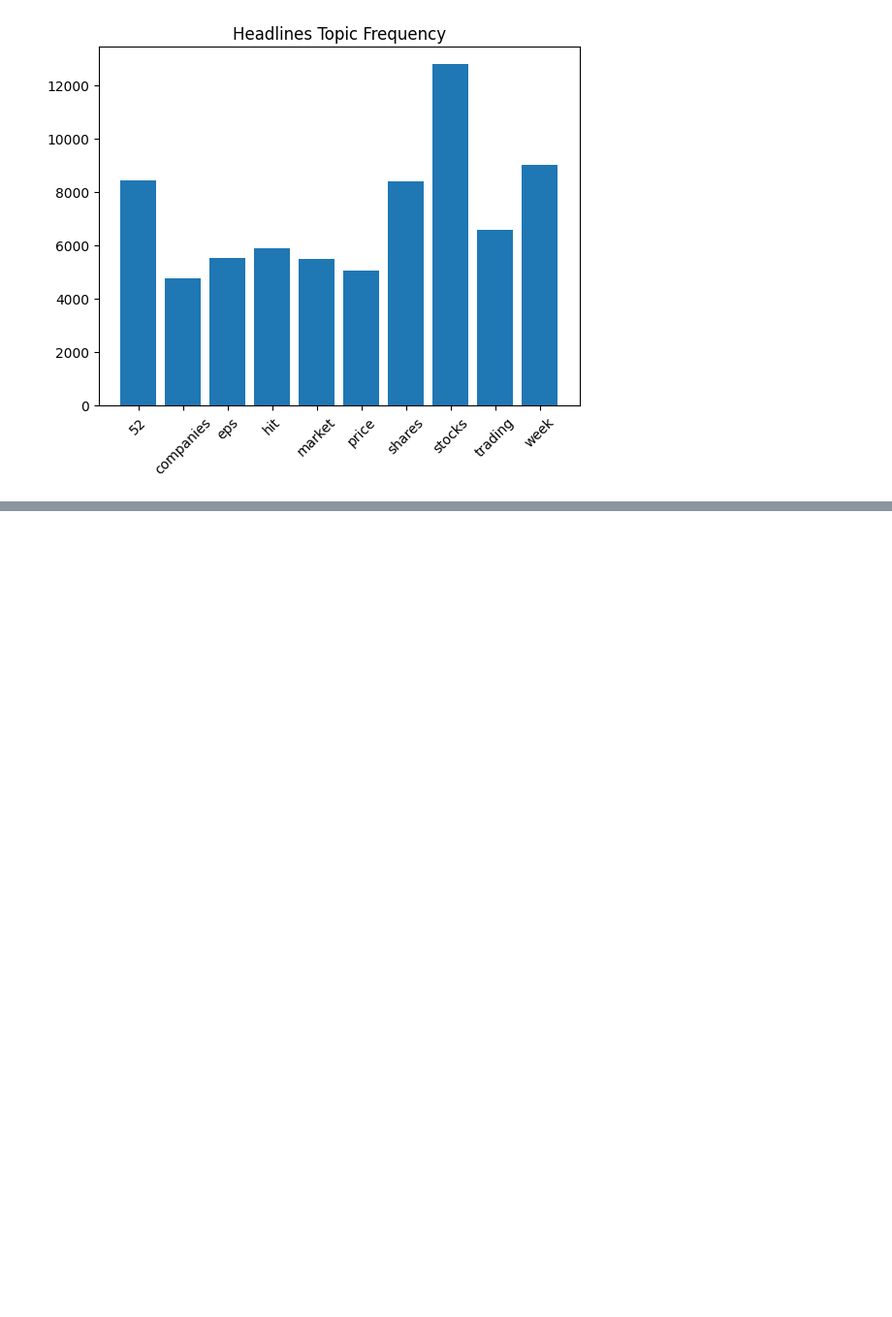
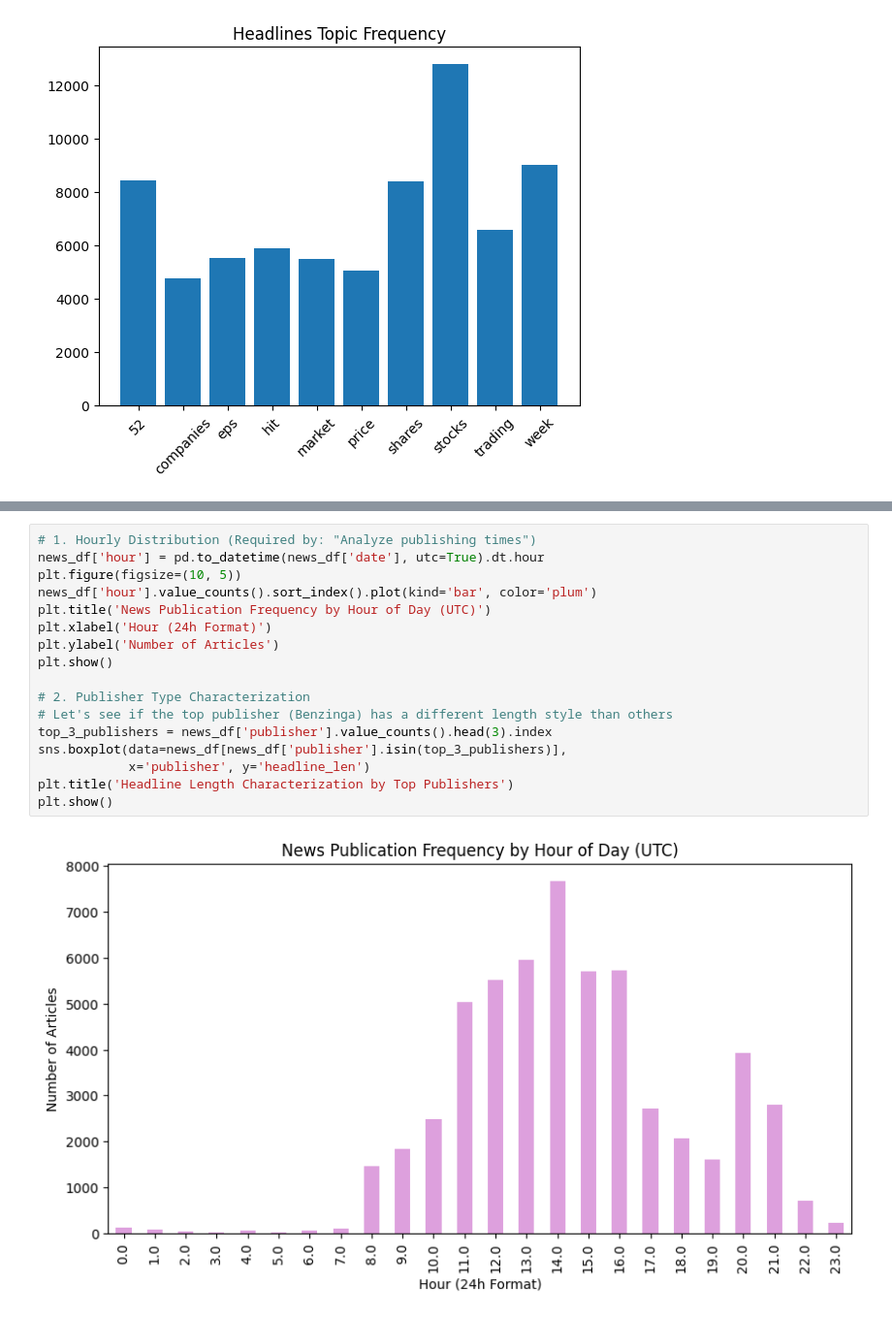
Before and after one commit to mycodebook123/news-sentiment-analysis, a Jupyter notebook: notebooks/eda_news.ipynb, the cells around one changed output, grey strips where cells are left out. Shown at 97% size. Cells and saved outputs as stored; diff of their text form; blank space fills up the shorter version.

```diff
--- a/notebooks/eda_news.ipynb
+++ b/notebooks/eda_news.ipynb
@@ -94,0 +149,19 @@ week: 9029
+# %%
+# 1. Hourly Distribution (Required by: "Analyze publishing times")
+news_df['hour'] = pd.to_datetime(news_df['date'], utc=True).dt.hour
+plt.figure(figsize=(10, 5))
+news_df['hour'].value_counts().sort_index().plot(kind='bar', color='plum')
+plt.title('News Publication Frequency by Hour of Day (UTC)')
+plt.xlabel('Hour (24h Format)')
+plt.ylabel('Number of Articles')
+plt.show()
+
+# 2. Publisher Type Characterization
+# Let's see if the top publisher (Benzinga) has a different length style than others
+top_3_publishers = news_df['publisher'].value_counts().head(3).index
+sns.boxplot(data=news_df[news_df['publisher'].isin(top_3_publishers)],
+            x='publisher', y='headline_len')
+plt.title('Headline Length Characterization by Top Publishers')
+plt.show()
+# %% [output]
+[figure, added]
```
Also changed, not shown: parts of 4 cells of this notebook, 10 other files.
